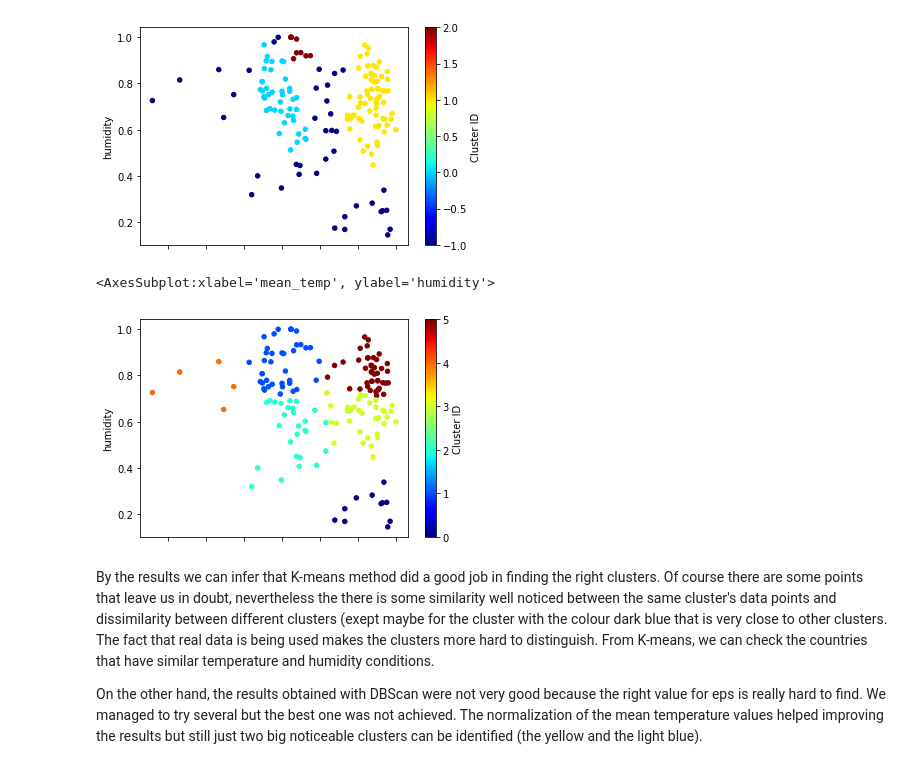
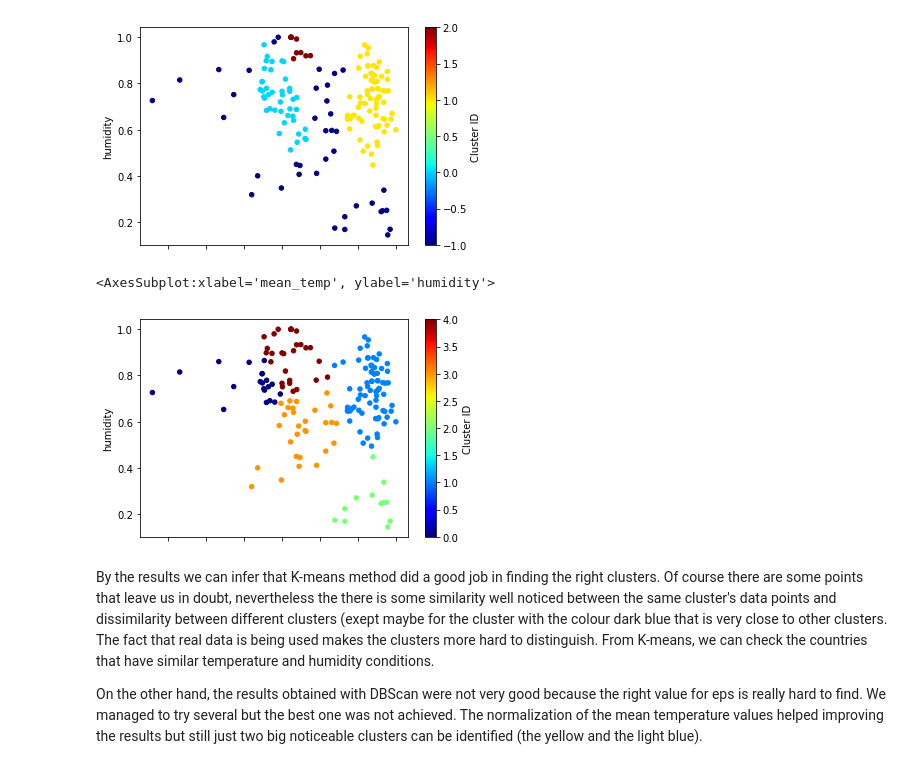
Before and after one commit to Sargazzo/DBM2, a Jupyter notebook: Weather Clusters.ipynb, the cells around one changed output. Saved outputs shown, nothing was run; the diff lists cells and outputs as text; code cells hidden in the pictures.

```diff
--- a/Weather Clusters.ipynb
+++ b/Weather Clusters.ipynb
@@ -220,17 +214,17 @@ result.plot.scatter(x='mean_temp',y='humidity',c='Cluster ID', colormap='jet')
 # %%
 #K-means just work on relevant features
 data2d
 
 # Calculation 2 clusters
-k_means = cluster.KMeans(n_clusters=6, max_iter=25, random_state=1)
+k_means = cluster.KMeans(n_clusters=5, max_iter=25, random_state=1)
 k_means.fit(data2d)
 
 labels = pd.DataFrame(k_means.labels_,columns=['Cluster ID'])
 result = pd.concat((data2d,labels), axis=1)
 result.plot.scatter(x='mean_temp',y='humidity',c='Cluster ID', colormap='jet')
 # %% [output]
 <AxesSubplot:xlabel='mean_temp', ylabel='humidity'>
-[figure, old version]
+[figure, new version]
 # %% [markdown]
 By the results we can infer that K-means method did a good job in finding the right clusters. Of course there are some points that leave us in doubt, nevertheless the there is some similarity well noticed between the same cluster's data points and dissimilarity between different clusters (exept maybe for the cluster with the colour dark blue that is very close to other clusters. The fact that real data is being used makes the clusters more hard to distinguish.
 From K-means, we can check the countries that have similar temperature and humidity conditions.
```
Also changed, not shown: parts of 12 cells of this notebook.
